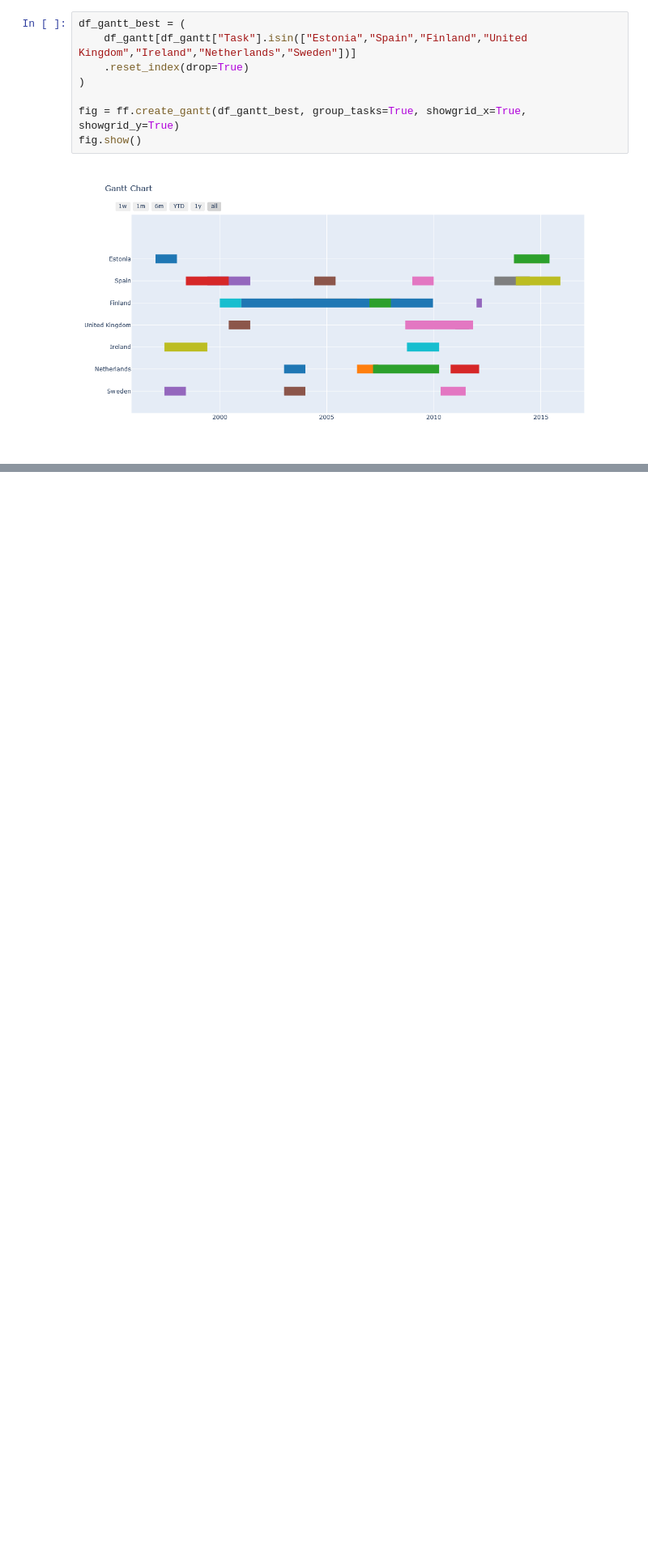
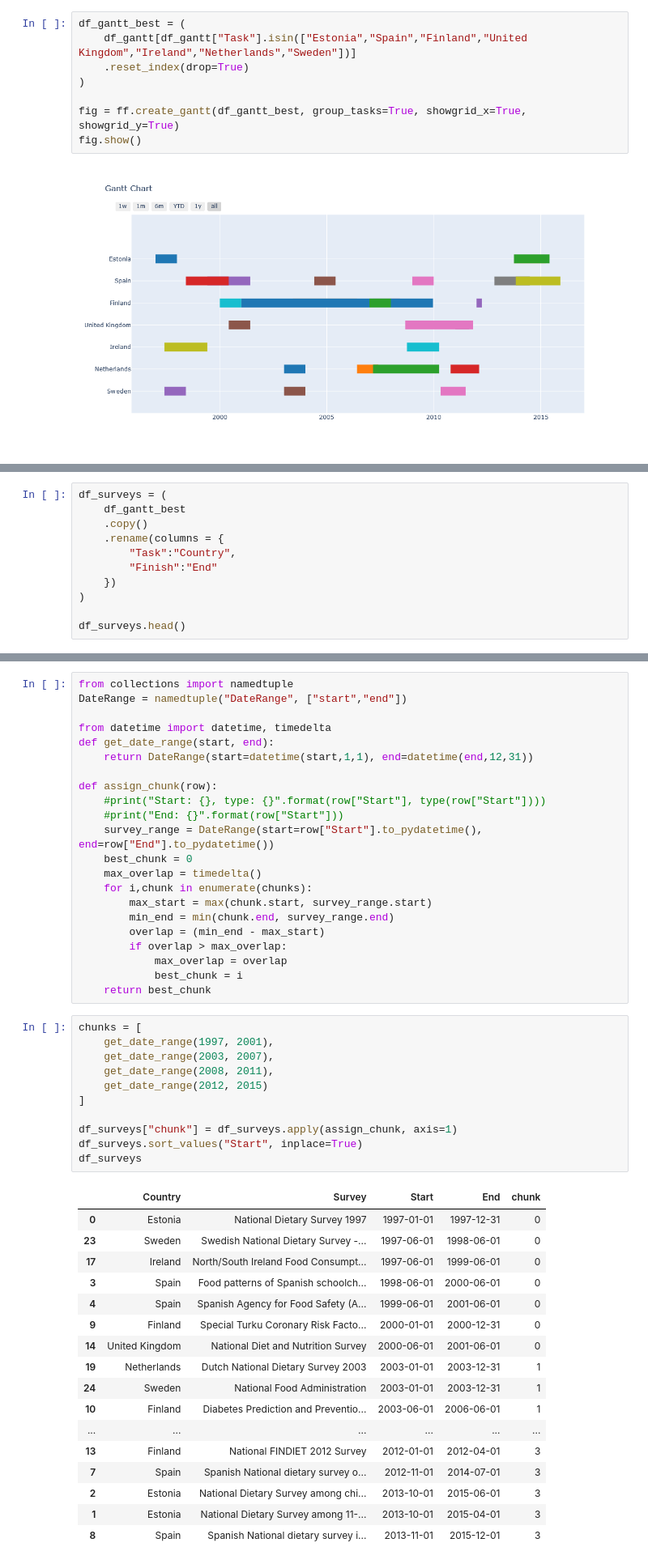
Before and after one commit to carlosvillasanchez/-Salmon-tortilla-al-pesto, a Jupyter notebook: Gantt.ipynb, the cells around one changed output, grey strips where cells are left out. Shown at 81% size. Cells and saved outputs as stored; diff of their text form; blank space fills up the shorter version.

Commit message:
Consumption analysis

```diff
--- a/Gantt.ipynb
+++ b/Gantt.ipynb
@@ -111,0 +134,11 @@ fig.show()
+# %%
+df_surveys = (
+    df_gantt_best
+    .copy()
+    .rename(columns = {
+        "Task":"Country",
+        "Finish":"End"
+    })
+)
+
+df_surveys.head()
@@ -111,0 +152,51 @@ fig.show()
+# %%
+from collections import namedtuple
+DateRange = namedtuple("DateRange", ["start","end"])
+
+from datetime import datetime, timedelta
+def get_date_range(start, end):
+    return DateRange(start=datetime(start,1,1), end=datetime(end,12,31))
+
+def assign_chunk(row):
+    #print("Start: {}, type: {}".format(row["Start"], type(row["Start"])))
+    #print("End: {}".format(row["Start"]))
+    survey_range = DateRange(start=row["Start"].to_pydatetime(), end=row["End"].to_pydatetime())
+    best_chunk = 0
+    max_overlap = timedelta()
+    for i,chunk in enumerate(chunks):
+        max_start = max(chunk.start, survey_range.start)
+        min_end = min(chunk.end, survey_range.end)
+        overlap = (min_end - max_start)
+        if overlap > max_overlap:
+            max_overlap = overlap
+            best_chunk = i
+    return best_chunk
+# %%
+chunks = [
+    get_date_range(1997, 2001),
+    get_date_range(2003, 2007),
+    get_date_range(2008, 2011),
+    get_date_range(2012, 2015)
+]
+
+df_surveys["chunk"] = df_surveys.apply(assign_chunk, axis=1)
+df_surveys.sort_values("Start", inplace=True)
+df_surveys
+# %% [output]
+|  | Country | Survey | Start | End | chunk |
+| 0 | Estonia | National Dietary Survey 1997 | 1997-01-01 | 1997-12-31 | 0 |
+| 23 | Sweden | Swedish National Dietary Survey -... | 1997-06-01 | 1998-06-01 | 0 |
+| 17 | Ireland | North/South Ireland Food Consumpt... | 1997-06-01 | 1999-06-01 | 0 |
+| 3 | Spain | Food patterns of Spanish schoolch... | 1998-06-01 | 2000-06-01 | 0 |
+| 4 | Spain | Spanish Agency for Food Safety (A... | 1999-06-01 | 2001-06-01 | 0 |
+| 9 | Finland | Special Turku Coronary Risk Facto... | 2000-01-01 | 2000-12-31 | 0 |
+| 14 | United Kingdom | National Diet and Nutrition Survey | 2000-06-01 | 2001-06-01 | 0 |
+| 19 | Netherlands | Dutch National Dietary Survey 2003 | 2003-01-01 | 2003-12-31 | 1 |
+| 24 | Sweden | National Food Administration | 2003-01-01 | 2003-12-31 | 1 |
+| 10 | Finland | Diabetes Prediction and Preventio... | 2003-06-01 | 2006-06-01 | 1 |
+| ... | ... | ... | ... | ... | ... |
+| 13 | Finland | National FINDIET 2012 Survey | 2012-01-01 | 2012-04-01 | 3 |
+| 7 | Spain | Spanish National dietary survey o... | 2012-11-01 | 2014-07-01 | 3 |
+| 2 | Estonia | National Dietary Survey among chi... | 2013-10-01 | 2015-06-01 | 3 |
+| 1 | Estonia | National Dietary Survey among 11-... | 2013-10-01 | 2015-04-01 | 3 |
+| 8 | Spain | Spanish National dietary survey i... | 2013-11-01 | 2015-12-01 | 3 |
```
Also changed, not shown: parts of 21 cells of this notebook, 3 other files.
